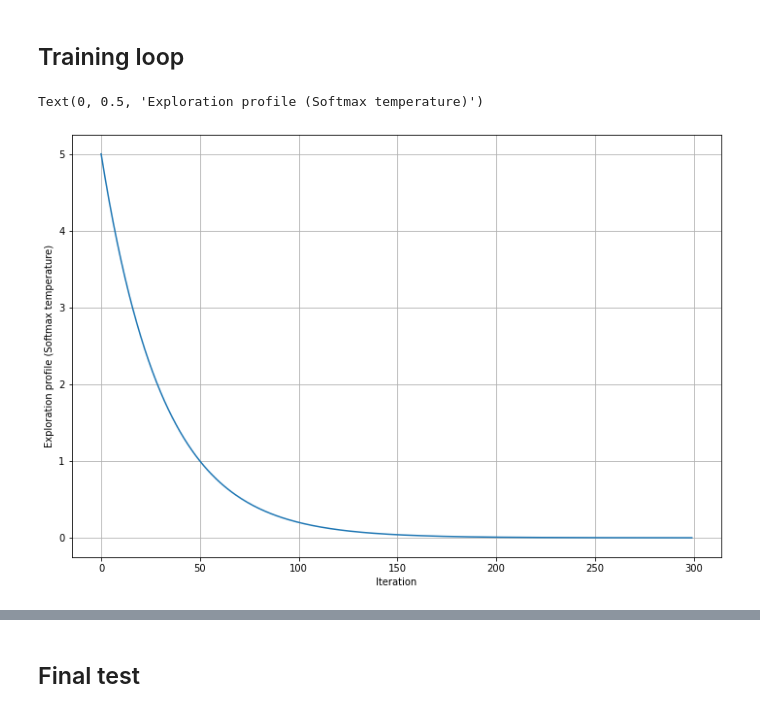
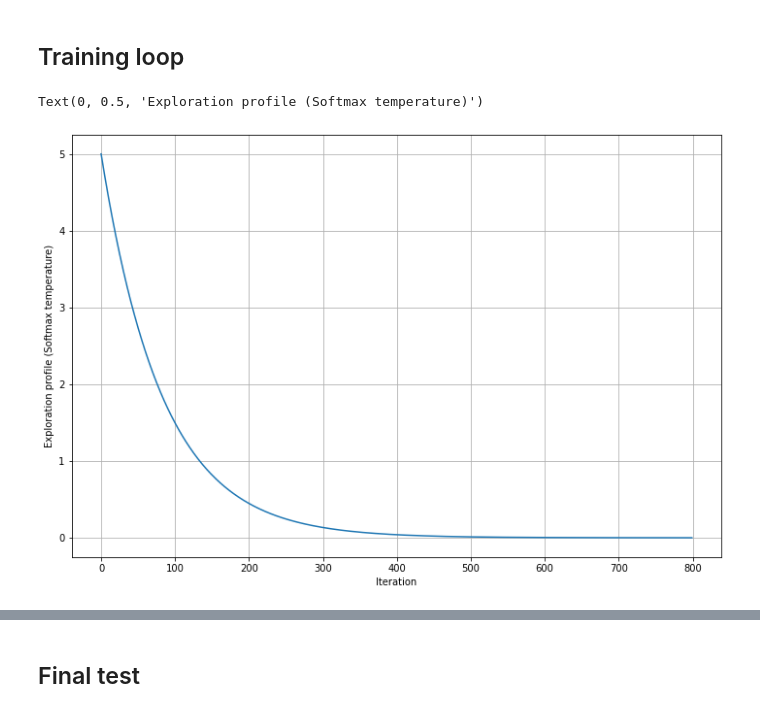
Before and after one commit to MattBortoletto/Neural-Networks-and-Deep-Learning, a Jupyter notebook: 03-DeepReinforcementLearning/MatteoBortolettoHW3Pixels.ipynb, the cells around one changed output, grey strips where cells are left out. Cells and saved outputs as stored; diff of their text form; code cells hidden in the pictures.

```diff
--- a/03-DeepReinforcementLearning/MatteoBortolettoHW3Pixels.ipynb
+++ b/03-DeepReinforcementLearning/MatteoBortolettoHW3Pixels.ipynb
@@ -299,19 +318,19 @@ loss_fn = nn.SmoothL1Loss()
 # %%
 ### Define exploration profile
 initial_value = 5
-num_iterations = 300
+num_iterations = 800
 exp_decay = np.exp(-np.log(initial_value) / num_iterations * 6) # We compute the exponential decay in such a way the shape of the exploration profile does not depend on the number of iterations
 exploration_profile = [initial_value * (exp_decay ** i) for i in range(num_iterations)]
 
 ### Plot exploration profile
 plt.figure(figsize=(12,8))
 plt.plot(exploration_profile)
 plt.grid()
 plt.xlabel('Iteration')
 plt.ylabel('Exploration profile (Softmax temperature)')
 # %% [output]
 Text(0, 0.5, 'Exploration profile (Softmax temperature)')
-[figure, old version]
+[figure, new version]
 # %%
 # Initialize the Gym environment
 env = gym.make('CartPole-v1')
```
Also changed, not shown: parts of 11 cells of this notebook, 40 other files.
